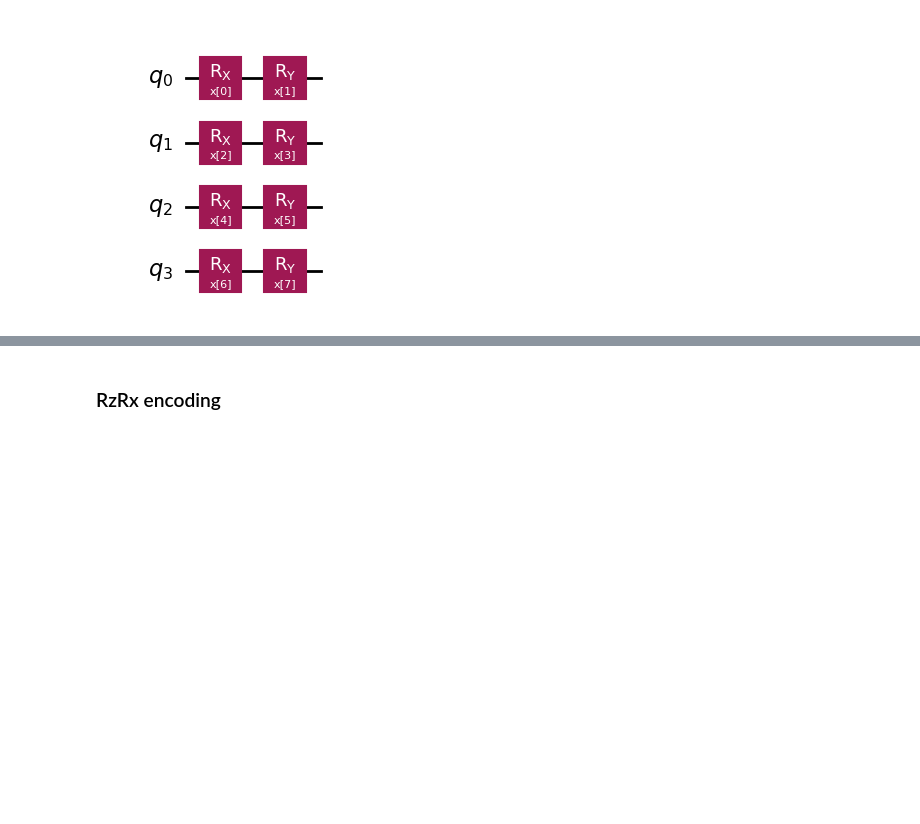
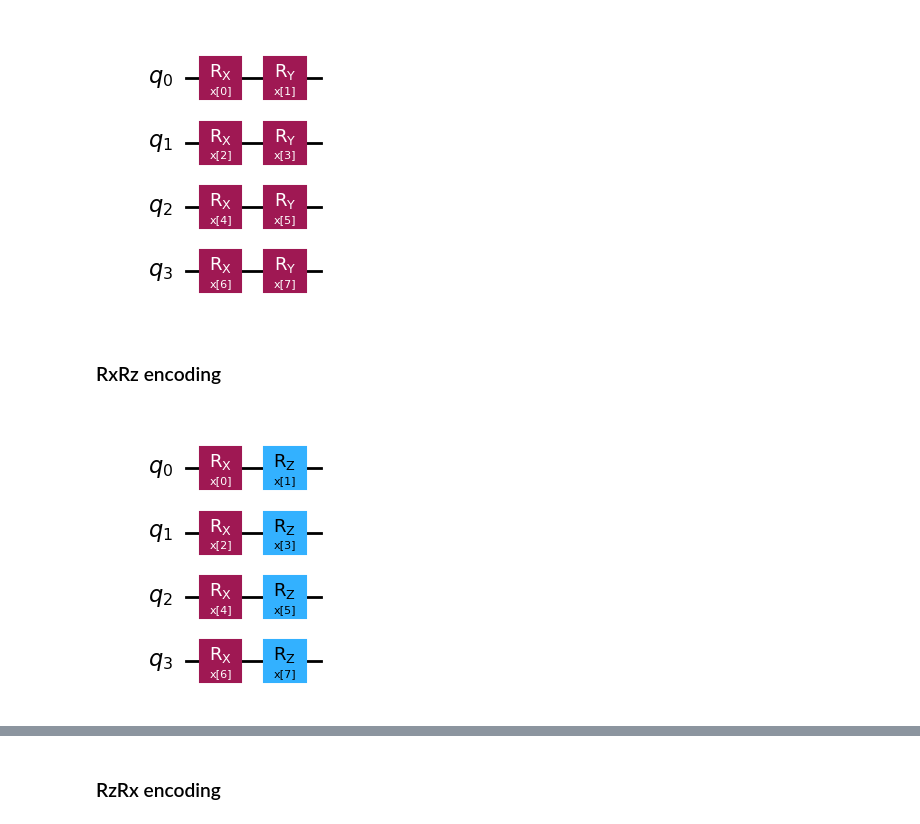
Before and after one commit to Davy592/Quantum-Metric-Learning-with-Reuploading, a Jupyter notebook: Quantum Metric Learning.ipynb, the cells around one changed output, grey strips where cells are left out. Drawn from its saved outputs; the diff is of its cells as text; code cells hidden in the pictures; blank space fills up the shorter version.

Commit message:
Added RxRz encoding

```diff
--- a/Quantum Metric Learning.ipynb
+++ b/Quantum Metric Learning.ipynb
@@ -414,3 +414,33 @@ def RxRy_encoding(n_features, params=None):
 RxRy_encoding(8).draw(output="mpl")
 # %% [output]
 [figure]
+# %% [markdown]
+### RxRz encoding
+# %%
+def RxRz_encoding(n_features, params=None):
+  """
+  Encoding RxRz con rotazioni RX e RZ.
+
+  Args:
+      n_features: numero di feature
+      params: ParameterVector da utilizzare (se None, ne crea uno nuovo con nome 'x')
+  """
+  if params is None:
+      params = ParameterVector(name='x', length=n_features)
+
+  n_qubits = math.ceil(n_features / 2)
+  feature_map = QuantumCircuit(n_qubits)
+  idx = 0
+
+  for i in range(n_qubits):
+      if idx < n_features:
+          feature_map.rx(params[idx], i)
+      if idx + 1 < n_features:
+          feature_map.rz(params[idx + 1], i)
+      idx += 2
+
+  return feature_map
+
+RxRz_encoding(8).draw(output="mpl")
+# %% [output]
+[figure, added]
```
Also changed, not shown: parts of 2 cells of this notebook.
